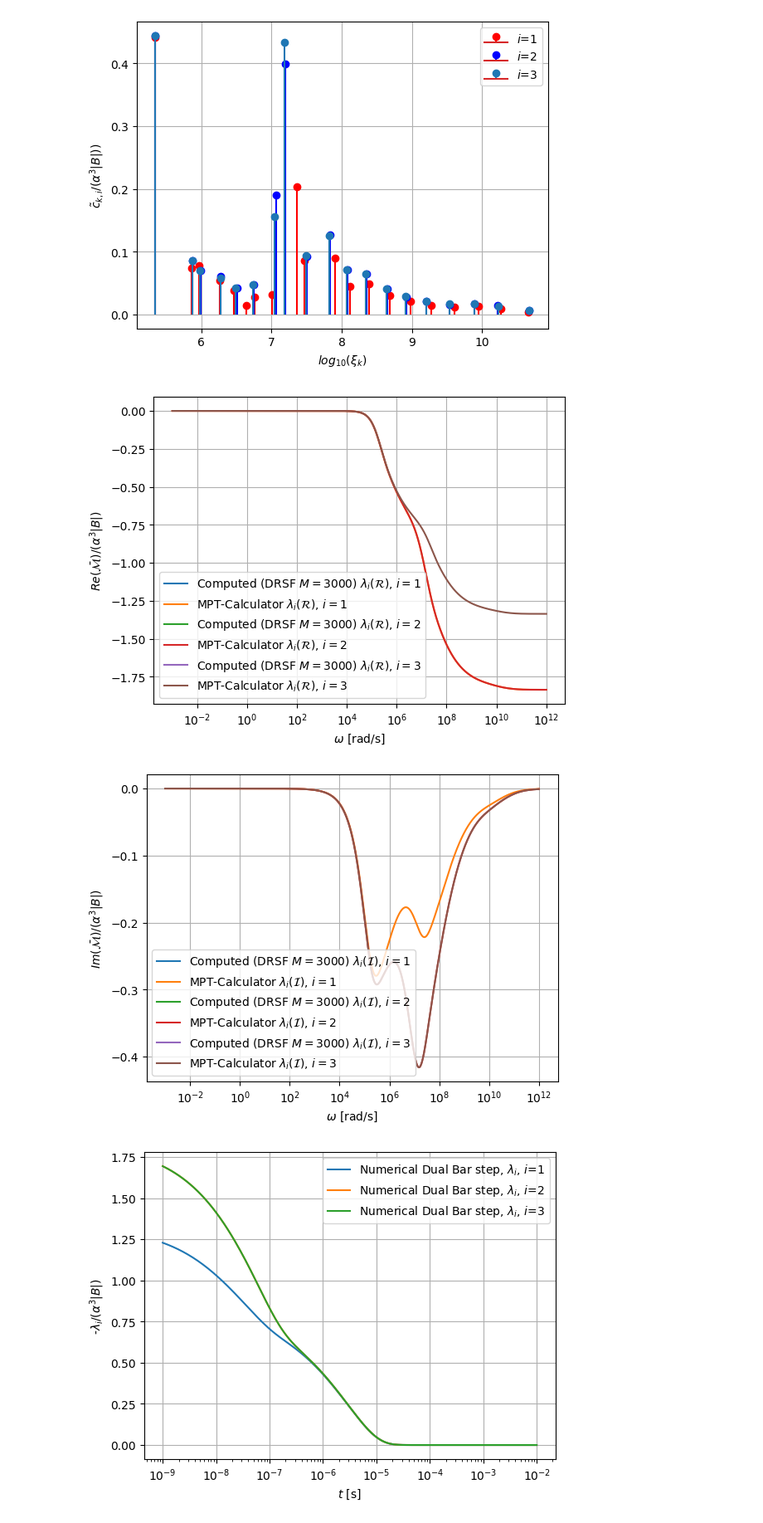
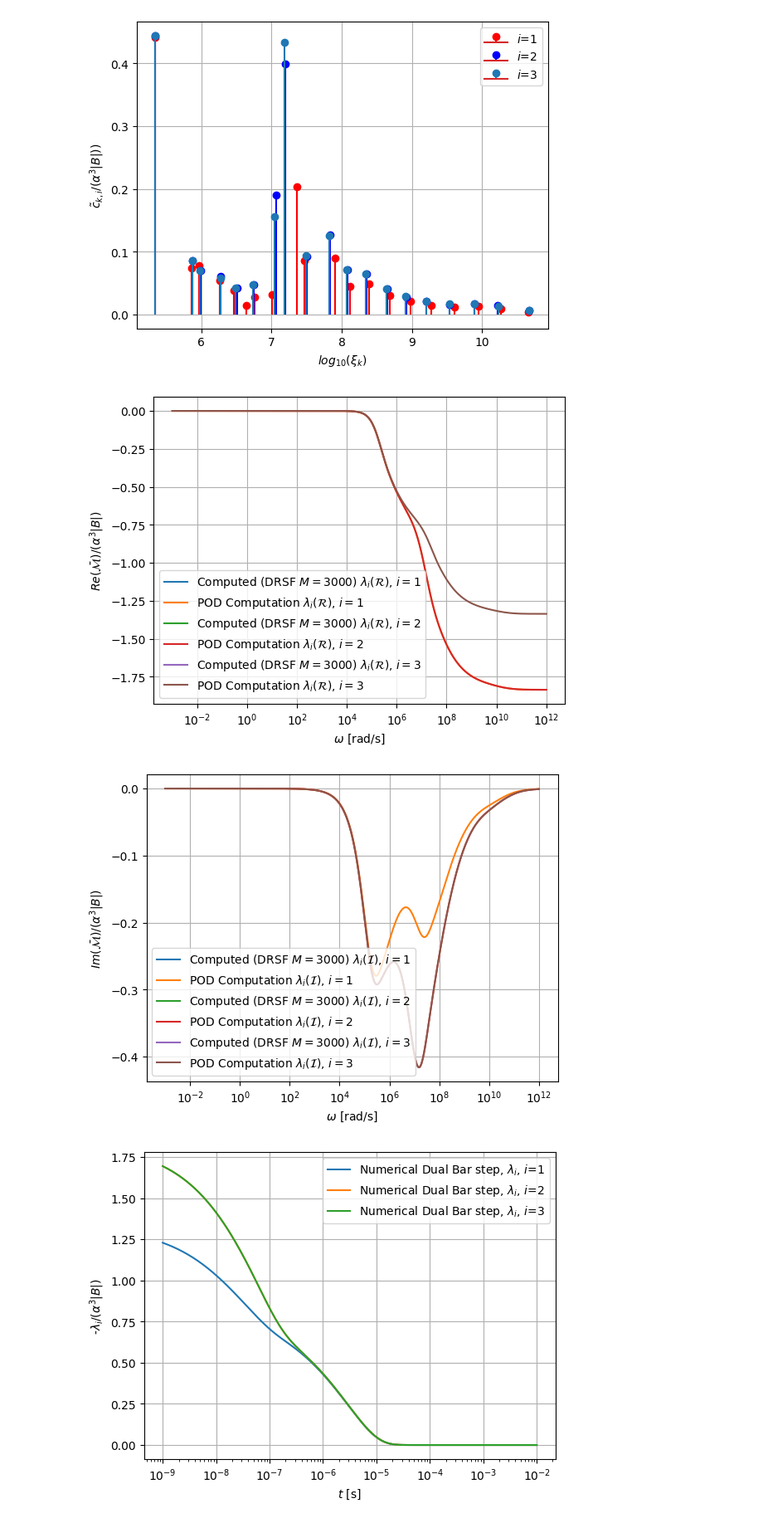
Before and after one commit to MPT-Calculator/MPT-Calculator, a Jupyter notebook: dualbar_spectrum_results.ipynb, the cells around one changed output. Shown at 83% size. Cells and saved outputs as stored; diff of their text form; code cells hidden in the pictures.

```diff
--- a/dualbar_spectrum_results.ipynb
+++ b/dualbar_spectrum_results.ipynb
@@ -151,37 +148,40 @@ N=len(Omega)
 for i in range(3):
     #DRSF=MPTinf_ob[i,i]*np.ones((N),dtype=complex)
     nfound=len(xi[:,0])
     ckp=ck[0:nfound,i]
     xip=xi[:,i]
     # We need to use e.values of MPTinf and take account of ordering this is now done in getimpulse_step
     DRSF=(ckp[0])*np.ones((N),dtype=complex)
     for n in range(1,nfound):
         DRSF+=ckp[n]/(1+1j*Omega/xip[n])
     plt.figure(1)
     plt.semilogx(Omega,np.real(DRSF)/(alpha**3*vol),label=r"Computed (DRSF $M=3000$) $\lambda_i({\cal R})$, $i=$"+str(i+1))
-    plt.semilogx(Omega,np.real(Eigenvalues[:,i])/(alpha**3*vol),label=r"MPT-Calculator $\lambda_i({\cal R})$, $i=$"+str(i+1))
+    plt.semilogx(Omega,np.real(Eigenvalues[:,i])/(alpha**3*vol),label=r"POD Computation $\lambda_i({\cal R})$, $i=$"+str(i+1))
 
     plt.figure(2)
     plt.semilogx(Omega,np.imag(DRSF)/(alpha**3*vol),label=r"Computed (DRSF $M=3000$) $\lambda_i({\cal I})$, $i=$"+str(i+1))
-    plt.semilogx(Omega,-np.imag(Eigenvalues[:,i])/(alpha**3*vol),label=r"MPT-Calculator $\lambda_i({\cal I})$, $i=$"+str(i+1))
+    plt.semilogx(Omega,-np.imag(Eigenvalues[:,i])/(alpha**3*vol),label=r"POD Computation $\lambda_i({\cal I})$, $i=$"+str(i+1))
 
 
 plt.figure(1)
 
 plt.xlabel(r"$\omega$ [rad/s]")
 plt.ylabel(r"$Re(\bar{\cal M})/(\alpha^3|B|)$")
 plt.grid()
 plt.legend()
+plt.savefig("my_plots/dualbar_mpt/mpt_dualbar_real_spectrum.pdf")
+
 
 plt.figure(2)
 plt.xlabel(r"$\omega$ [rad/s]")
 plt.ylabel(r"$Im(\bar{\cal M})/(\alpha^3|B|)$")
 plt.legend()
 plt.grid()
+plt.savefig("my_plots/dualbar_mpt/mpt_dualbar_imag_spectrum.pdf")
 plt.show()
 # %% [output]
-[figure, old version]
+[figure, new version]
-[figure, old version]
+[figure, new version]
 # %%
 # Important note this is -lambda response as it tends to -1 for large time (ie -lambda(N0)(2*pi*alpha^3))
 plt.figure(1)
```
Also changed, not shown: parts of 1 cell of this notebook, 22 other files.
